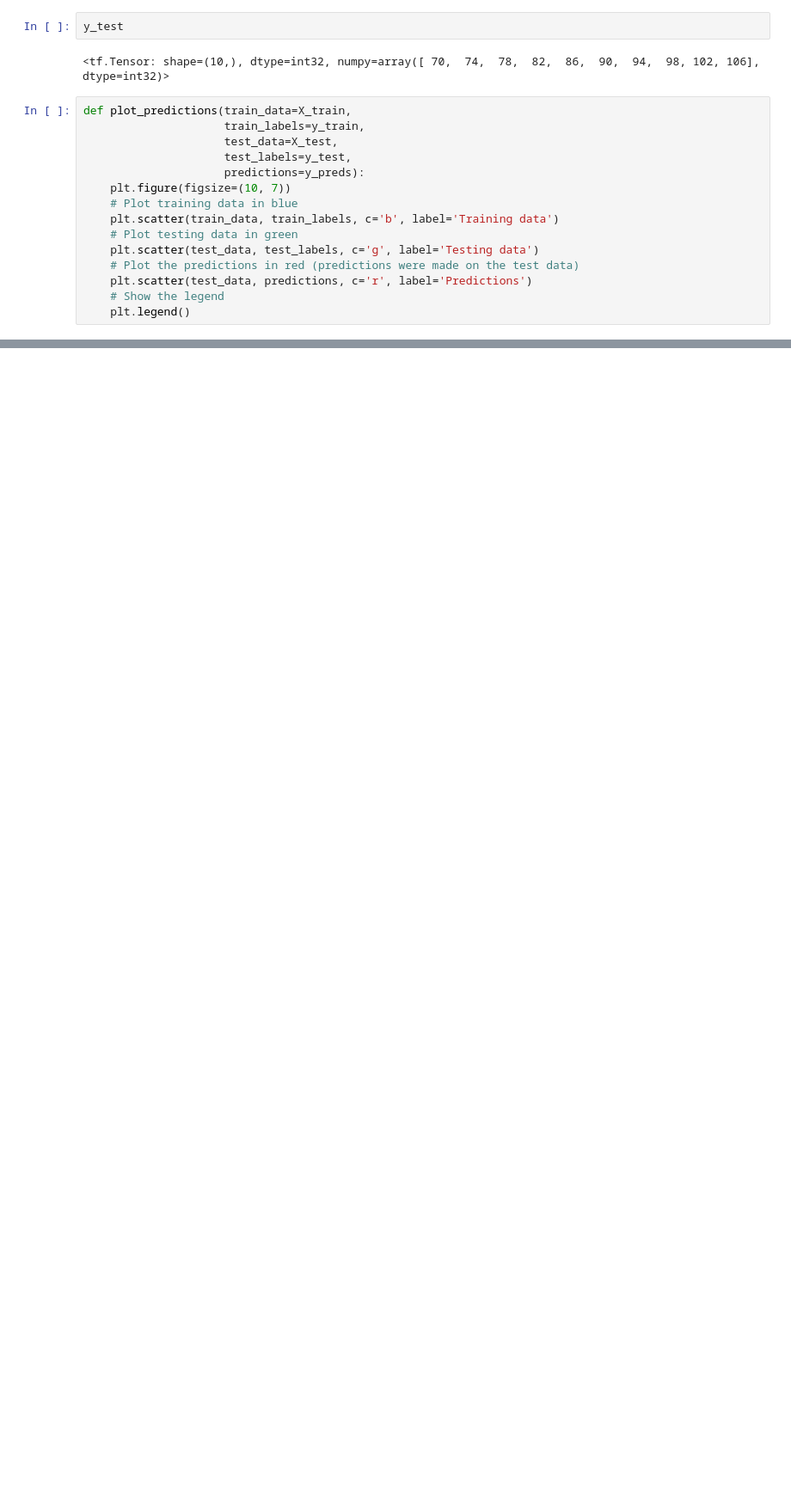
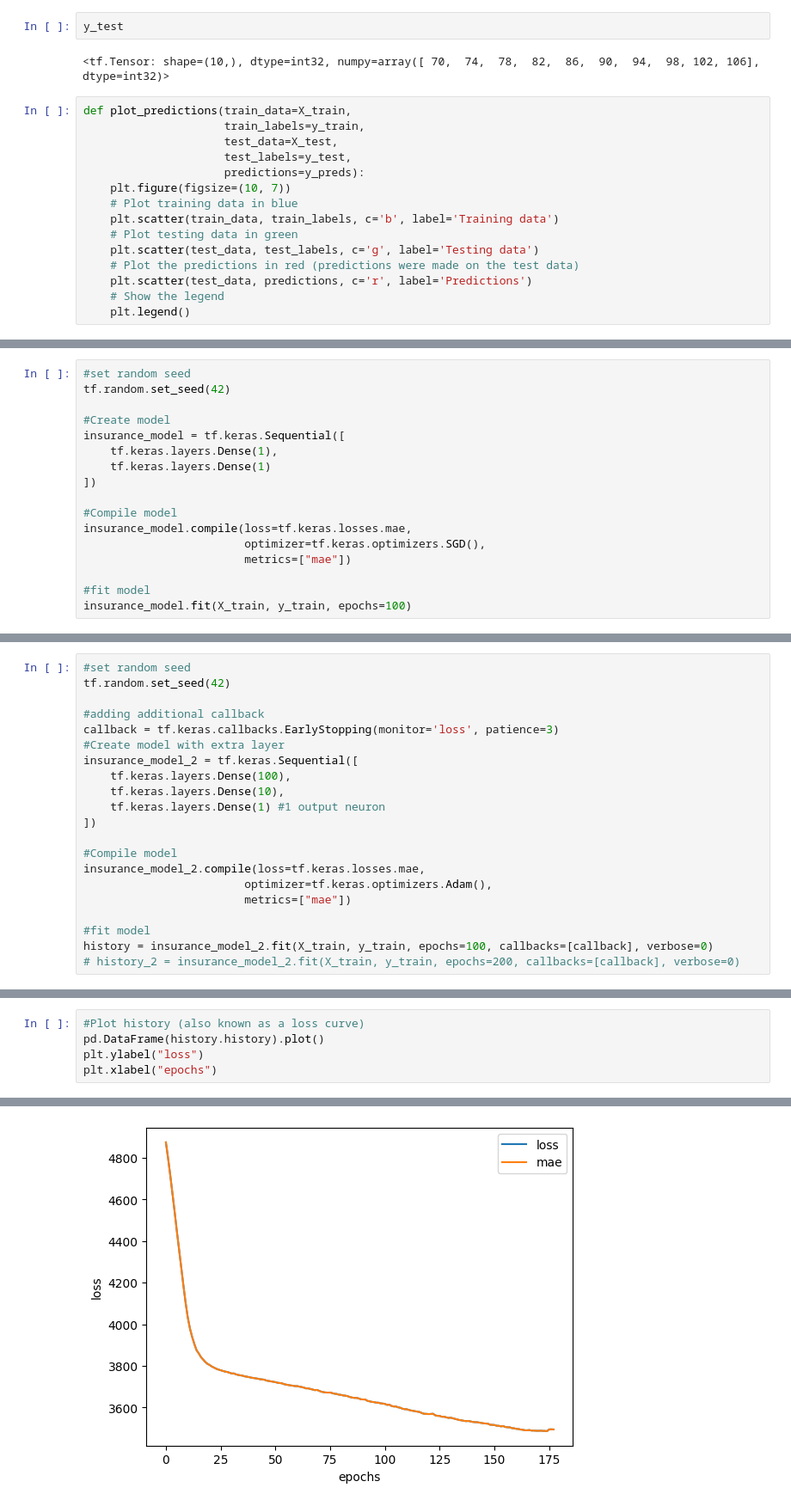
Before and after one commit to hubixr/Tensorflow, a Jupyter notebook: tensorflow_regression/nn2.ipynb, the cells around one changed output, grey strips where cells are left out. Shown: that part at 86% size. Drawn from its saved outputs; the diff is of its cells as text; blank space fills up the shorter version.

```diff
--- a/tensorflow_regression/nn2.ipynb
+++ b/tensorflow_regression/nn2.ipynb
@@ -379,0 +670,17 @@ model.evaluate(X_test, y_test)
+# %%
+#set random seed
+tf.random.set_seed(42)
+
+#Create model
+insurance_model = tf.keras.Sequential([
+    tf.keras.layers.Dense(1),
+    tf.keras.layers.Dense(1)
+])
+
+#Compile model
+insurance_model.compile(loss=tf.keras.losses.mae,
+                        optimizer=tf.keras.optimizers.SGD(),
+                        metrics=["mae"])
+
+#fit model
+insurance_model.fit(X_train, y_train, epochs=100)
@@ -379,0 +714,21 @@ model.evaluate(X_test, y_test)
+# %%
+#set random seed
+tf.random.set_seed(42)
+
+#adding additional callback
+callback = tf.keras.callbacks.EarlyStopping(monitor='loss', patience=3)
+#Create model with extra layer
+insurance_model_2 = tf.keras.Sequential([
+    tf.keras.layers.Dense(100),
+    tf.keras.layers.Dense(10),
+    tf.keras.layers.Dense(1) #1 output neuron
+])
+
+#Compile model
+insurance_model_2.compile(loss=tf.keras.losses.mae,
+                        optimizer=tf.keras.optimizers.Adam(),
+                        metrics=["mae"])
+
+#fit model
+history = insurance_model_2.fit(X_train, y_train, epochs=100, callbacks=[callback], verbose=0)
+# history_2 = insurance_model_2.fit(X_train, y_train, epochs=200, callbacks=[callback], verbose=0)
@@ -379,0 +741,6 @@ model.evaluate(X_test, y_test)
+# %%
+#Plot history (also known as a loss curve)
+pd.DataFrame(history.history).plot()
+plt.ylabel("loss")
+plt.xlabel("epochs")
+# %% [output]
@@ -379,0 +748 @@ model.evaluate(X_test, y_test)
+[figure, added]
```
Also changed, not shown: parts of 47 cells of this notebook, 2 other files.
